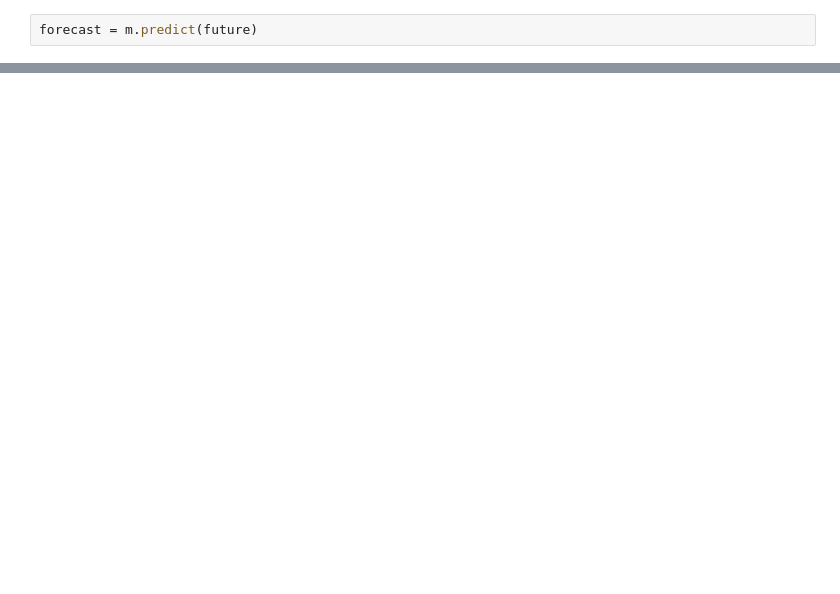
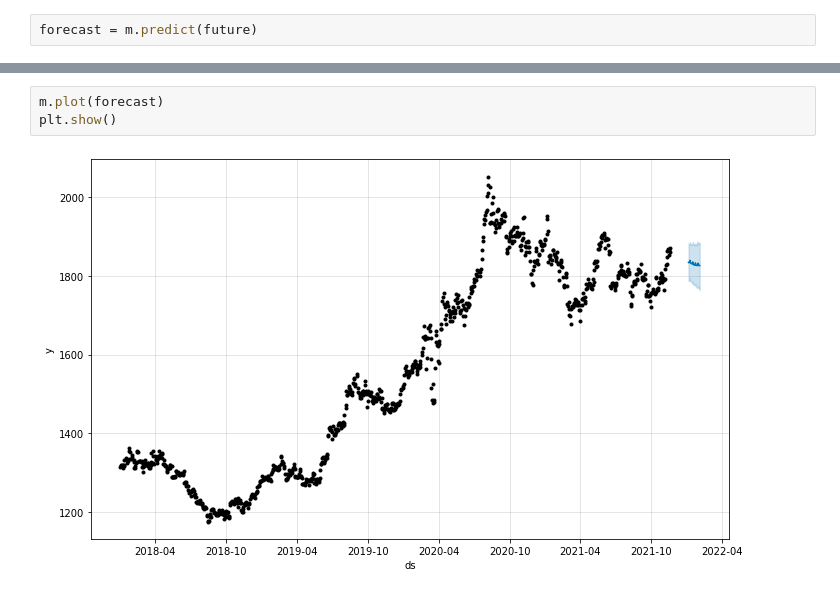
Before and after one commit to RiteshopShrivastava/Gold-Price-forecasting, a Jupyter notebook: Gold_Prices_FbProphet_v1_1.ipynb, the cells around one changed output, grey strips where cells are left out. Saved outputs shown, nothing was run; the diff lists cells and outputs as text; blank space fills up the shorter version.

```diff
--- a/Gold_Prices_FbProphet_v1_1.ipynb
+++ b/Gold_Prices_FbProphet_v1_1.ipynb
@@ -179,0 +180,5 @@ forecast[['ds','yhat']]
+# %%
+m.plot(forecast)
+plt.show()
+# %% [output]
+[figure, added]
```
Also changed, not shown: parts of 9 cells of this notebook.
